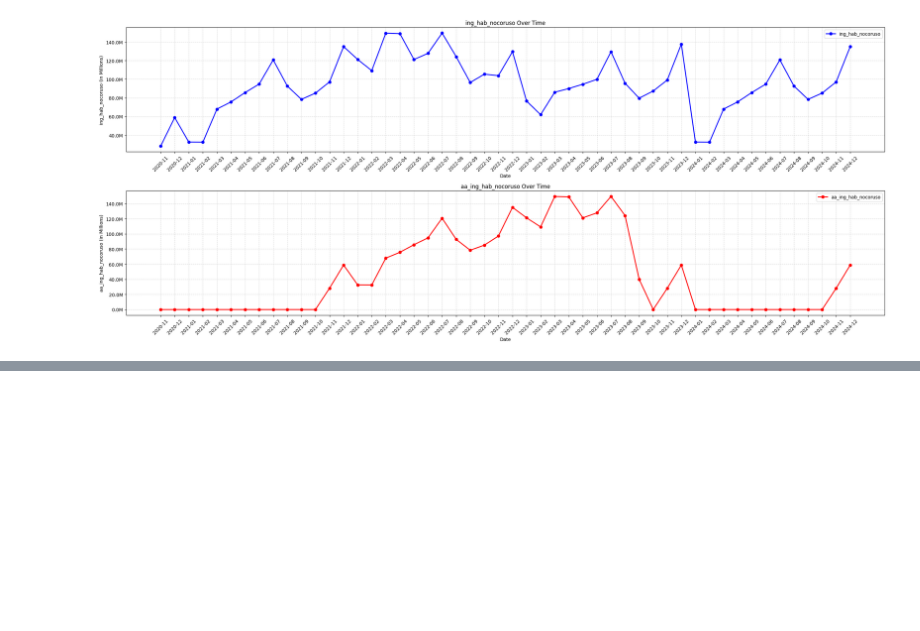
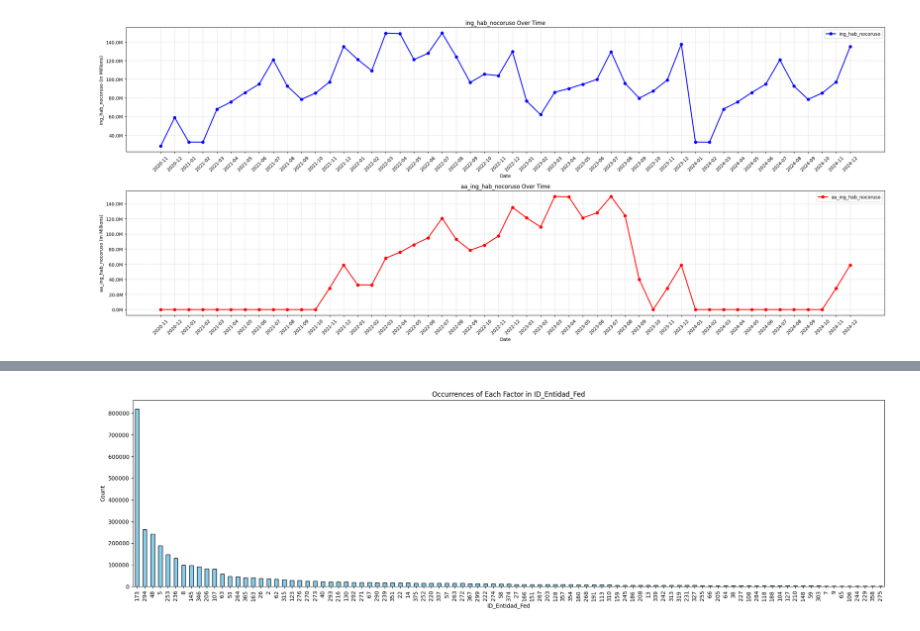
Before and after one commit to YuyoAndrade/time-series-analysis, a Jupyter notebook: eda.ipynb, the cells around one changed output, grey strips where cells are left out. Cells and saved outputs as stored; diff of their text form; code cells hidden in the pictures; blank space fills up the shorter version.

```diff
--- a/eda.ipynb
+++ b/eda.ipynb
@@ -146,0 +174,4 @@ graph(df_num.index, df_num["ing_hab_nocoruso"], "ing_hab_nocoruso", df_num["aa_i
+# %%
+histogram(df["ID_Entidad_Fed"], "ID_Entidad_Fed", 2000)
+# %% [output]
+[figure, added]
```
Also changed, not shown: parts of 13 cells of this notebook.
